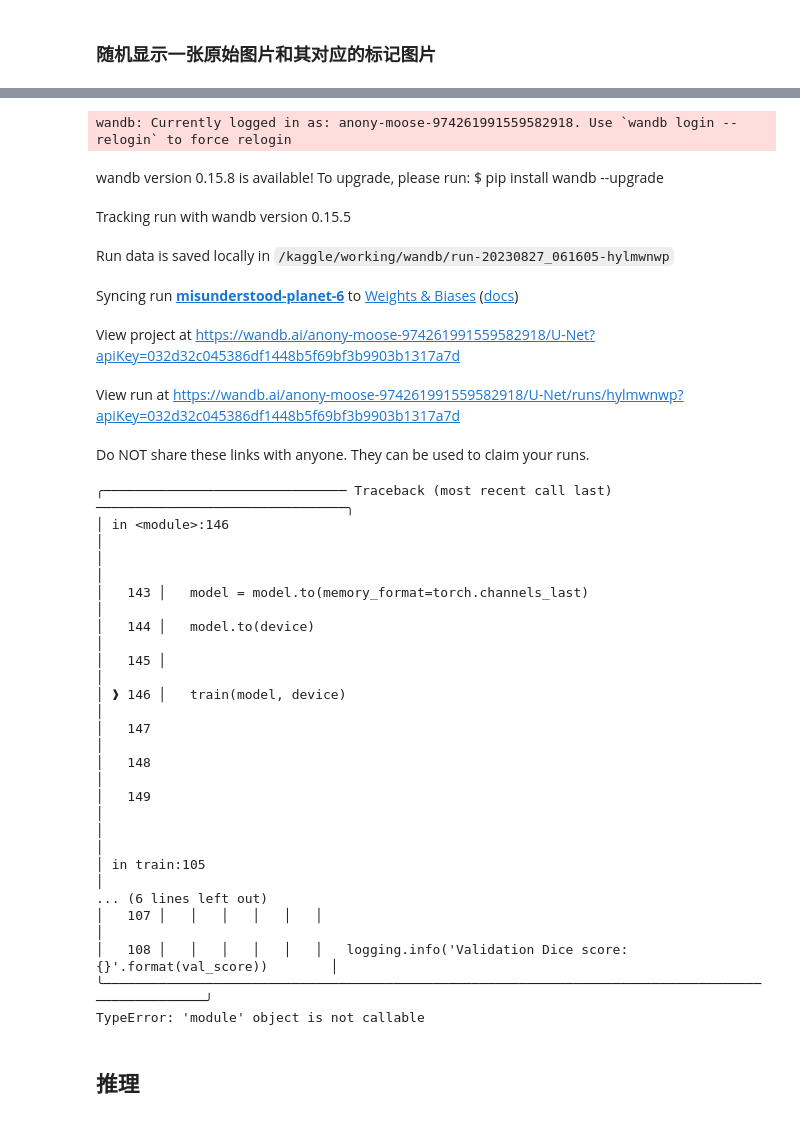
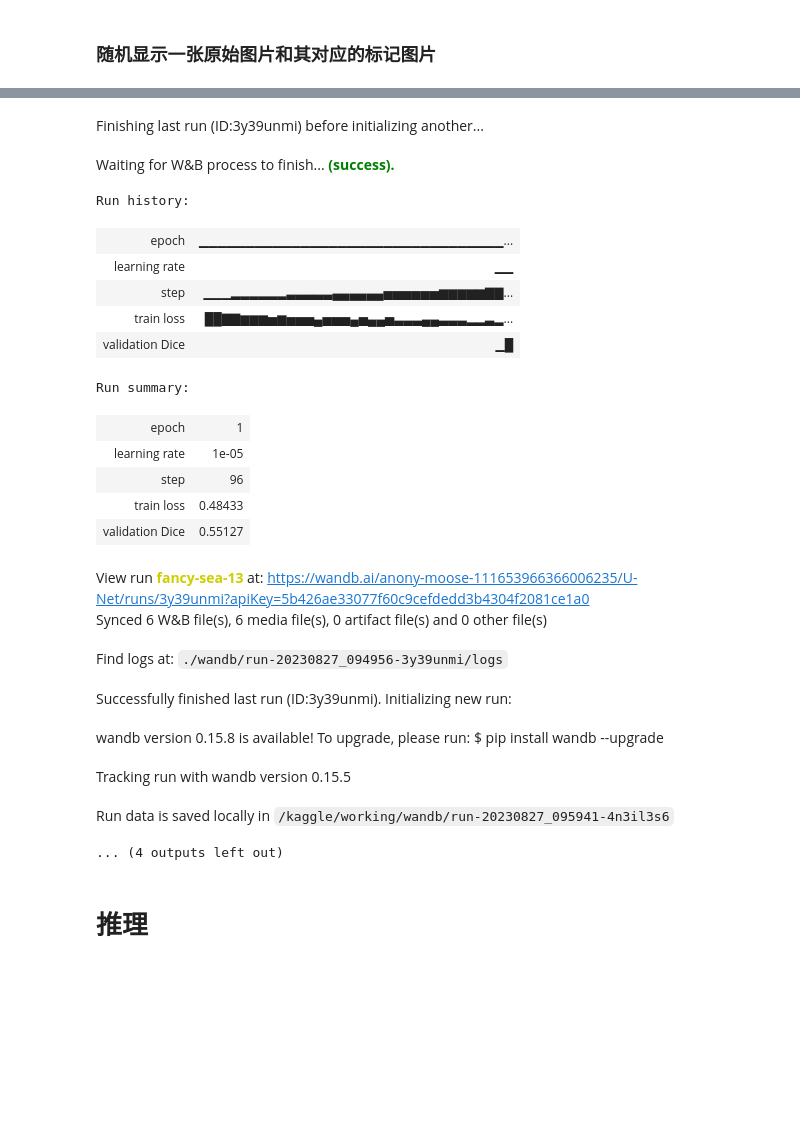
Before and after one commit to DG-Wangtao/deeplearning, a Jupyter notebook: medical/unet-pytorch.ipynb, the cells around one changed output, grey strips where cells are left out. Drawn from its saved outputs; the diff is of its cells as text; code cells hidden in the pictures; blank space fills up the shorter version.

Commit message:
Kaggle Notebook | DL_TRACK_PYTORCH | Version 8

```diff
--- a/medical/unet-pytorch.ipynb
+++ b/medical/unet-pytorch.ipynb
@@ -523,57 +456,63 @@ def train(model, device,
                                 'step': global_step,
                                 'epoch': epoch,
                                 **histograms
                             })
                         except:
                             pass
 
         if save_checkpoint:
             Path(dir_checkpoint).mkdir(parents=True, exist_ok=True)
             state_dict = model.state_dict()
             state_dict['mask_values'] = dataset.mask_values
             torch.save(state_dict, str(dir_checkpoint / 'checkpoint_epoch{}.pth'.format(epoch)))
             logging.info(f'Checkpoint {epoch} saved!')
 
 
 
 if __name__ == '__main__':
     model = UNet(n_channels=3, n_classes=1, bilinear=False)
 
     device = torch.device('cuda' if torch.cuda.is_available() else 'cpu')
 #     if torch.cuda.device_count() > 1:
 #         print("Let's use", torch.cuda.device_count(), "GPUs!")
 #         #dim = 0 [30, xxx] -> [10, ...], [10, ...], [10, ...] on 3 GPUs
 #         model = nn.DataParallel(model)
 
     model = model.to(memory_format=torch.channels_last)
     model.to(device)
 
     train(model, device)
+    try:
+        train(model, device)
+    except torch.cuda.OutOfMemoryError:
+        logging.error('Detected OutOfMemoryError! '
+                      'Enabling checkpointing to reduce memory usage, but this slows down training. '
+                      'Consider enabling AMP (--amp) for fast and memory efficient training')
+        torch.cuda.empty_cache()
+        model.use_checkpointing()
+        train(model, device)
 # %% [output]
-wandb: Currently logged in as: anony-moose-974261991559582918. Use `wandb login --relogin` to force relogin
-wandb version 0.15.8 is available! To upgrade, please run: $ pip install wandb --upgrade
+Finishing last run (ID:3y39unmi) before initializing another...
-Tracking run with wandb version 0.15.5
+Waiting for W&B process to finish... (success).
+Run history:
+| epoch | ▁▁▁▁▁▁▁▁▁▁▁▁▁▁▁▁▁▁▁▁▁▁▁▁▁▁▁▁▁▁▁▁▁... |
+| learning rate | ▁▁ |
+| step | ▁▁▁▂▂▂▂▂▂▃▃▃▃▃▄▄▄▄▄▄▅▅▅▅▅▅▆▆▆▆▆▇▇... |
+| train loss | ██▇▇▆▆▆▅▆▅▅▅▄▅▅▅▄▅▄▄▅▃▃▃▄▄▃▃▃▂▂▃▂... |
+| validation Dice | ▁█ |
+Run summary:
+| epoch | 1 |
+| learning rate | 1e-05 |
+| step | 96 |
+| train loss | 0.48433 |
+| validation Dice | 0.55127 |
-Run data is saved locally in /kaggle/working/wandb/run-20230827_061605-hylmwnwp
+View run fancy-sea-13 at: https://wandb.ai/anony-moose-111653966366006235/U-Net/runs/3y39unmi?apiKey=5b426ae33077f60c9cefdedd3b4304f2081ce1a0
+Synced 6 W&B file(s), 6 media file(s), 0 artifact file(s) and 0 other file(s)
-Syncing run misunderstood-planet-6 to Weights & Biases (docs)
+Find logs at: ./wandb/run-20230827_094956-3y39unmi/logs
-View project at https://wandb.ai/anony-moose-974261991559582918/U-Net?apiKey=032d32c045386df1448b5f69bf3b9903b1317a7d
+Successfully finished last run (ID:3y39unmi). Initializing new run:
-View run at https://wandb.ai/anony-moose-974261991559582918/U-Net/runs/hylmwnwp?apiKey=032d32c045386df1448b5f69bf3b9903b1317a7d
+wandb version 0.15.8 is available! To upgrade, please run: $ pip install wandb --upgrade
-Do NOT share these links with anyone. They can be used to claim your runs.
+Tracking run with wandb version 0.15.5
-╭─────────────────────────────── Traceback (most recent call last) ────────────────────────────────╮
-│ in <module>:146                                                                                  │
-│                                                                                                  │
-│   143 │   model = model.to(memory_format=torch.channels_last)                                    │
-│   144 │   model.to(device)                                                                       │
-│   145 │                                                                                          │
-│ ❱ 146 │   train(model, device)                                                                   │
-│   147                                                                                            │
-│   148                                                                                            │
-│   149                                                                                            │
-│                                                                                                  │
-│ in train:105                                                                                     │
-... (6 lines left out)
-│   107 │   │   │   │   │   │                                                                      │
-│   108 │   │   │   │   │   │   logging.info('Validation Dice score: {}'.format(val_score))        │
-╰──────────────────────────────────────────────────────────────────────────────────────────────────╯
-TypeError: 'module' object is not callable
+Run data is saved locally in /kaggle/working/wandb/run-20230827_095941-4n3il3s6
+... (4 outputs left out)
 # %% [markdown]
-## 推理
+# 推理
```
Also changed, not shown: parts of 7 cells of this notebook.
